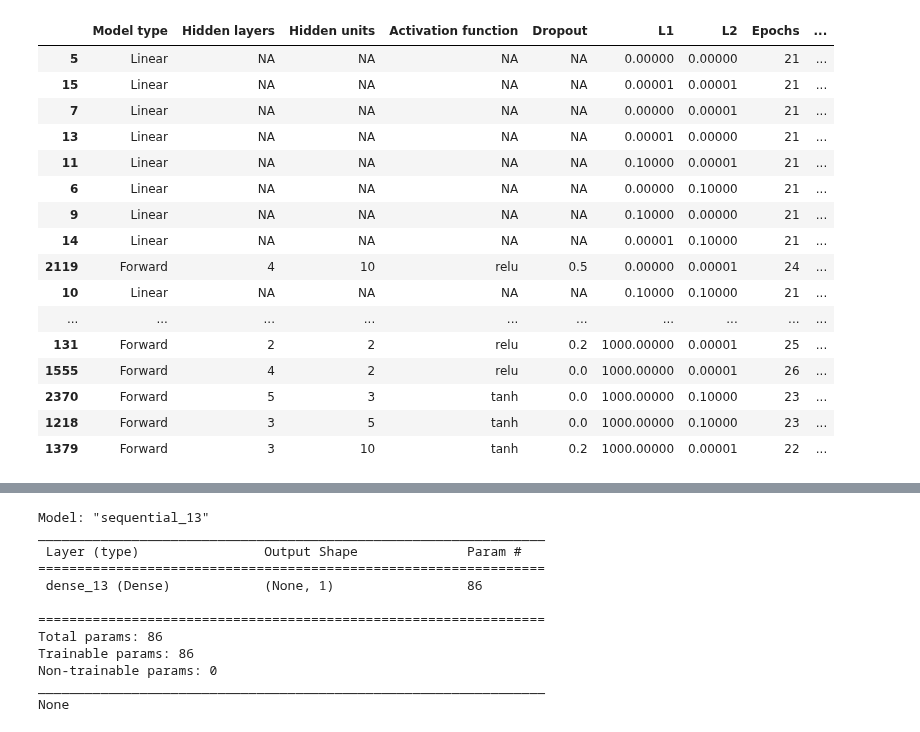
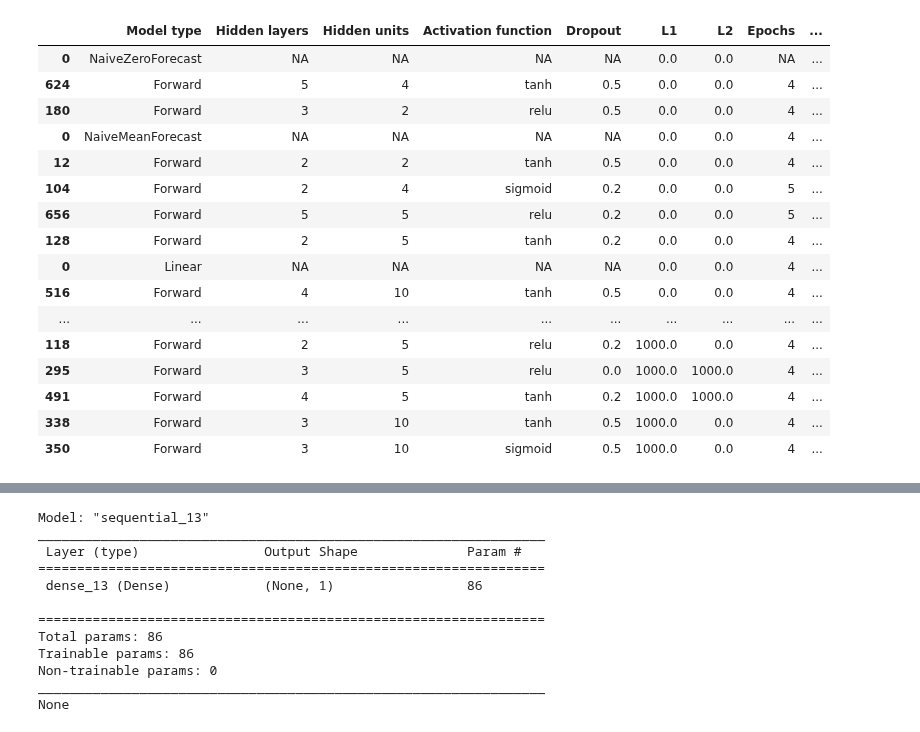
Before and after one commit to rrobberobin/MLStockForecasting, a Jupyter notebook: RobinThesisTensorflow.ipynb, the cells around one changed output, grey strips where cells are left out. Drawn from its saved outputs; the diff is of its cells as text; code cells hidden in the pictures.

```diff
--- a/RobinThesisTensorflow.ipynb
+++ b/RobinThesisTensorflow.ipynb
@@ -245,10 +342,17 @@ yTrain, yVal, yTest = Y[split=="Train"], Y[split=="Validation"], Y[split=="Test"
 np.asarray(Y)
 yTrain, yVal, yTest = Y[split=="Train"], Y[split=="Validation"], Y[split=="Test"]
 
-X = xScaledData.drop(["returns", "MktCap"], axis=1)
-X = X.select_dtypes(include=[np.number])
-xWinTrain, xWinVal, xWinTest = X.loc[split=="Train", :], X.loc[split=="Validation", :], X.loc[split=="Test", :]
+# X = xScaledData.drop(["returns", "MktCap", "Split", "fdateYQ"], axis=1)
+# X = X.drop(["gvkey", "naics", "loc", "city", "acctstdq", "bsprq", "compstq", "scfq", "staltq"], axis=1)
+# #X = X.select_dtypes(include=[np.number])
+# #X = pd.concat([X, dummies], axis=1)
+# xWinTrain, xWinVal, xWinTest = X.loc[split=="Train", :], X.loc[split=="Validation", :], X.loc[split=="Test", :]
 
+dummies = pd.get_dummies(xScaledData, dummy_na=False, sparse=False, drop_first=False,
+                         columns=["naics", "loc", "city", "acctstdq", "compstq"])#, "bsprq", "scfq", "staltq"])  # , "bsprq", "scfq", "staltq"])
+dummiesClean = dummies.drop(["returns", "MktCap", "Split", "fdateYQ", "gvkey"], axis=1) #, "staltq", "bsprq", "scfq"
+xWinTrain, xWinVal, xWinTest = dummiesClean.loc[split=="Train", :], dummiesClean.loc[split=="Validation", :], dummiesClean.loc[split=="Test", :]
 
+#xWinTrain, xWinVal, xWinTest = np.asarray(xWinTrain).astype('float32'), np.asarray(xWinVal).astype('float32'), np.asarray(xWinTest).astype('float32')
 
 # xWinTrain, xWinVal, xWinTest = X[:trainSize, :], X[trainSize:validationSize, :], X[validationSize:, :]
@@ -302,8 +540,10 @@ import tensorflow.keras.metrics
 # %%
 def NNfunction(modelType, layers, hidUnits, actvFunc, dropout, L1, L2):
 
+
+    patience = 3
     callback = tf.keras.callbacks.EarlyStopping(
-        monitor='val_loss', patience=3, verbose=1, restore_best_weights=True) #Can this be taken out from the loop? => Less computing
+        monitor='val_loss', patience=patience, verbose=1, restore_best_weights=True) #Can this be taken out from the loop? => Less computing
 
     #tensorboard_callback = tf.keras.callbacks.TensorBoard(log_dir="./logs")
     #callback = tf.keras.callbacks.BackupAndRestore(backup_dir="/tmp/backup")
@@ -318,10 +558,12 @@ def NNfunction(modelType, layers, hidUnits, actvFunc, dropout, L1, L2):
     elif modelType == "SimpleRNN":
         # keras.layers.SimpleRNN(1, input_shape=[None, 1])
         model.add(tf.keras.layers.SimpleRNN(units=hidUnits))
-    elif modelType == "Linear":
+    elif modelType == "RegularizedLinear":
         model.add(Dense(units=1,
                         kernel_regularizer=tf.keras.regularizers.L1L2(l1=L1, l2=L2)))
-    elif modelType == "NaiveForecast":
+    elif modelType == "StandardLinear":
+        model.add(Dense(units=1))
+    elif modelType == "NaiveFirmMeanForecast":
         model.add(Dense(units=1,
                         kernel_constraint = tf.keras.constraints.MinMaxNorm(
                             min_value=0,
@@ -348,8 +590,8 @@ def NNfunction(modelType, layers, hidUnits, actvFunc, dropout, L1, L2):
 
 
     model.compile(optimizer="RMSprop",  # Adam(learning_rate=0.0001) #RMSprop #sgd
-                  loss="MeanSquaredError",  # 'tf.keras.losses.MeanSquaredError()'  #Huber   #MeanAbsoluteError
-                  metrics=["MeanAbsoluteError"]) #accuracy
+                  loss="MeanAbsoluteError",  # 'tf.keras.losses.MeanSquaredError()'  #Huber   #MeanAbsoluteError     #MeanSquaredError
+                  metrics=["MeanSquaredError", "MeanAbsoluteError"]) #accuracy
 
 
 
@@ -365,9 +607,13 @@ def NNfunction(modelType, layers, hidUnits, actvFunc, dropout, L1, L2):
               batch_size=32, epochs=300,
               callbacks=[callback], verbose=2, validation_data = (xWinVal, yVal))
 
+    # history = model.fit(x=xWinTrainDict, y=yTrain,
+    #           batch_size=16, epochs=300,
+    #           callbacks=[callback], verbose=1, validation_data = (xWinValDict, yVal))
+
     loss_and_metrics = model.evaluate(xWinVal, yVal, batch_size=32)
 
-    epochs_EarlyStopping = len(history.history['loss'])
+    epochs_EarlyStopping = len(history.history['loss']) - patience
     #history.history[]
 
 
@@ -467,12 +786,15 @@ HPGrid = pd.concat([linearGrid, randomNNGrid, NaiveGrid])
 # %%
 MSEMatrix = pd.DataFrame()
 pd.options.mode.chained_assignment = None
+#np.set_printoptions(precision=3, suppress=True)
+pd.set_option("display.precision", 2)
 
+MSEMatrix = pd.concat((MSEMatrix, NaiveZeroGrid, NaiveMeanGrid, NaiveFirmMeanGrid), axis=0)
 
 #validationSize = 2 #length(validXPools)
 #HPsize = len(hyperParams.index)
 HPsize = np.shape(HPGrid)[0]
-#HPsize = 2   #176 models took 40 min
+#HPsize = 1   #176 models took 40 min
 
 for n in range(0, HPsize):
   print("\n")
@@ -484,8 +806,8 @@ for n in range(0, HPsize):
   #a = pd.DataFrame([CV])
   newMSE = HPGrid.iloc[[n]]
 
-  MSE = CV[0][0]
-  MAE = CV[0][1]
+  MSE = CV[0][1]
+  MAE = CV[0][2]
   Epochs = CV[2]
   ModelPointer = CV[1]
 
@@ -562,24 +880,24 @@ Epoch 24: early stopping
 # %%
-formattedMSEMatrix = finalResults.sort_values(by=["MSE"], axis = 0)
+formattedMSEMatrix = finalResults.sort_values(by=["MAE"], axis = 0)
 formattedMSEMatrix
 # %% [output]
 |  | Model type | Hidden layers | Hidden units | Activation function | Dropout | L1 | L2 | Epochs | ... |
-| 5 | Linear | NA | NA | NA | NA | 0.00000 | 0.00000 | 21 | ... |
-| 15 | Linear | NA | NA | NA | NA | 0.00001 | 0.00001 | 21 | ... |
-| 7 | Linear | NA | NA | NA | NA | 0.00000 | 0.00001 | 21 | ... |
-| 13 | Linear | NA | NA | NA | NA | 0.00001 | 0.00000 | 21 | ... |
-| 11 | Linear | NA | NA | NA | NA | 0.10000 | 0.00001 | 21 | ... |
-| 6 | Linear | NA | NA | NA | NA | 0.00000 | 0.10000 | 21 | ... |
-| 9 | Linear | NA | NA | NA | NA | 0.10000 | 0.00000 | 21 | ... |
-| 14 | Linear | NA | NA | NA | NA | 0.00001 | 0.10000 | 21 | ... |
-| 2119 | Forward | 4 | 10 | relu | 0.5 | 0.00000 | 0.00001 | 24 | ... |
-| 10 | Linear | NA | NA | NA | NA | 0.10000 | 0.10000 | 21 | ... |
+| 0 | NaiveZeroForecast | NA | NA | NA | NA | 0.0 | 0.0 | NA | ... |
+| 624 | Forward | 5 | 4 | tanh | 0.5 | 0.0 | 0.0 | 4 | ... |
+| 180 | Forward | 3 | 2 | relu | 0.5 | 0.0 | 0.0 | 4 | ... |
+| 0 | NaiveMeanForecast | NA | NA | NA | NA | 0.0 | 0.0 | 4 | ... |
+| 12 | Forward | 2 | 2 | tanh | 0.5 | 0.0 | 0.0 | 4 | ... |
+| 104 | Forward | 2 | 4 | sigmoid | 0.2 | 0.0 | 0.0 | 5 | ... |
+| 656 | Forward | 5 | 5 | relu | 0.2 | 0.0 | 0.0 | 5 | ... |
+| 128 | Forward | 2 | 5 | tanh | 0.2 | 0.0 | 0.0 | 4 | ... |
+| 0 | Linear | NA | NA | NA | NA | 0.0 | 0.0 | 4 | ... |
+| 516 | Forward | 4 | 10 | tanh | 0.5 | 0.0 | 0.0 | 4 | ... |
 | ... | ... | ... | ... | ... | ... | ... | ... | ... | ... |
-| 131 | Forward | 2 | 2 | relu | 0.2 | 1000.00000 | 0.00001 | 25 | ... |
-| 1555 | Forward | 4 | 2 | relu | 0.0 | 1000.00000 | 0.00001 | 26 | ... |
-| 2370 | Forward | 5 | 3 | tanh | 0.0 | 1000.00000 | 0.10000 | 23 | ... |
-| 1218 | Forward | 3 | 5 | tanh | 0.0 | 1000.00000 | 0.10000 | 23 | ... |
-| 1379 | Forward | 3 | 10 | tanh | 0.2 | 1000.00000 | 0.00001 | 22 | ... |
+| 118 | Forward | 2 | 5 | relu | 0.2 | 1000.0 | 0.0 | 4 | ... |
+| 295 | Forward | 3 | 5 | relu | 0.0 | 1000.0 | 1000.0 | 4 | ... |
+| 491 | Forward | 4 | 5 | tanh | 0.2 | 1000.0 | 1000.0 | 4 | ... |
+| 338 | Forward | 3 | 10 | tanh | 0.5 | 1000.0 | 0.0 | 4 | ... |
+| 350 | Forward | 3 | 10 | sigmoid | 0.5 | 1000.0 | 0.0 | 4 | ... |
 # %%
 #MSEMatrix
 
```
Also changed, not shown: parts of 29 cells of this notebook, 1 other file.
